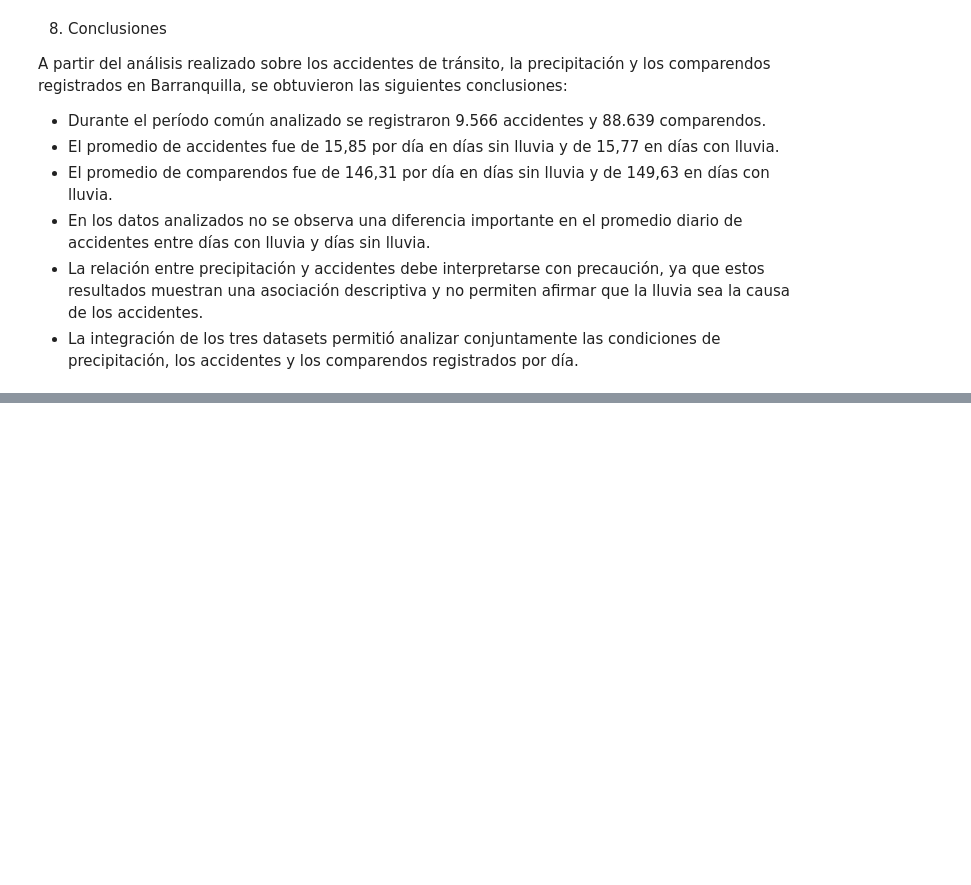
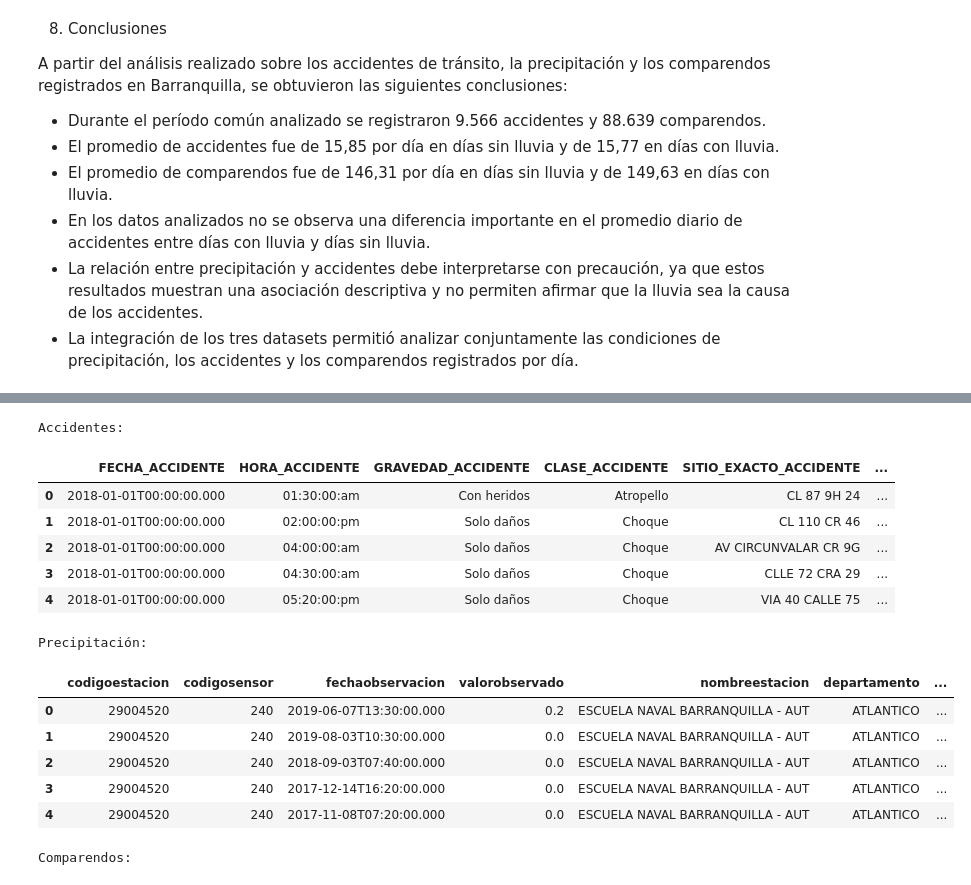
Before and after one commit to Lorenaba/mineria-datos-accidentes-v2, a Jupyter notebook: analisis/analisis_datos.ipynb, the cells around one changed output, grey strips where cells are left out. Cells and saved outputs as stored; diff of their text form; code cells hidden in the pictures; blank space fills up the shorter version.

```diff
--- a/analisis/analisis_datos.ipynb
+++ b/analisis/analisis_datos.ipynb
@@ -917,3 +917,10 @@ A partir del análisis realizado sobre los accidentes de tránsito, la precipita
 - En los datos analizados no se observa una diferencia importante en el promedio diario de accidentes entre días con lluvia y días sin lluvia.
 - La relación entre precipitación y accidentes debe interpretarse con precaución, ya que estos resultados muestran una asociación descriptiva y no permiten afirmar que la lluvia sea la causa de los accidentes.
 - La integración de los tres datasets permitió analizar conjuntamente las condiciones de precipitación, los accidentes y los comparendos registrados por día.
+# %%
+import pandas as pd
+
+# Cargar datasets
+accidentes = pd.read_csv("../dataset/Accidentalidad_en_Barranquilla_20260830.csv")
+precipitacion = pd.read_csv("../dataset/precipitacion_barranquilla.csv")
+comparendos = pd.read_csv("../dataset/comparendos_Barranquilla.csv")
@@ -919,0 +945,25 @@ A partir del análisis realizado sobre los accidentes de tránsito, la precipita
+# %%
+print("Accidentes:")
+display(accidentes.head())
+
+print("Precipitación:")
+display(precipitacion.head())
+
+print("Comparendos:")
+display(comparendos.head())
+# %% [output]
+Accidentes:
+|  | FECHA_ACCIDENTE | HORA_ACCIDENTE | GRAVEDAD_ACCIDENTE | CLASE_ACCIDENTE | SITIO_EXACTO_ACCIDENTE | ... |
+| 0 | 2018-01-01T00:00:00.000 | 01:30:00:am | Con heridos | Atropello | CL 87 9H 24 | ... |
+| 1 | 2018-01-01T00:00:00.000 | 02:00:00:pm | Solo daños | Choque | CL 110 CR 46 | ... |
+| 2 | 2018-01-01T00:00:00.000 | 04:00:00:am | Solo daños | Choque | AV CIRCUNVALAR CR 9G | ... |
+| 3 | 2018-01-01T00:00:00.000 | 04:30:00:am | Solo daños | Choque | CLLE 72 CRA 29 | ... |
+| 4 | 2018-01-01T00:00:00.000 | 05:20:00:pm | Solo daños | Choque | VIA 40 CALLE 75 | ... |
+Precipitación:
+|  | codigoestacion | codigosensor | fechaobservacion | valorobservado | nombreestacion | departamento | ... |
+| 0 | 29004520 | 240 | 2019-06-07T13:30:00.000 | 0.2 | ESCUELA NAVAL BARRANQUILLA - AUT | ATLANTICO | ... |
+| 1 | 29004520 | 240 | 2019-08-03T10:30:00.000 | 0.0 | ESCUELA NAVAL BARRANQUILLA - AUT | ATLANTICO | ... |
+| 2 | 29004520 | 240 | 2018-09-03T07:40:00.000 | 0.0 | ESCUELA NAVAL BARRANQUILLA - AUT | ATLANTICO | ... |
+| 3 | 29004520 | 240 | 2017-12-14T16:20:00.000 | 0.0 | ESCUELA NAVAL BARRANQUILLA - AUT | ATLANTICO | ... |
+| 4 | 29004520 | 240 | 2017-11-08T07:20:00.000 | 0.0 | ESCUELA NAVAL BARRANQUILLA - AUT | ATLANTICO | ... |
+Comparendos:
```
Also changed, not shown: parts of 9 cells of this notebook, 1 other file.
